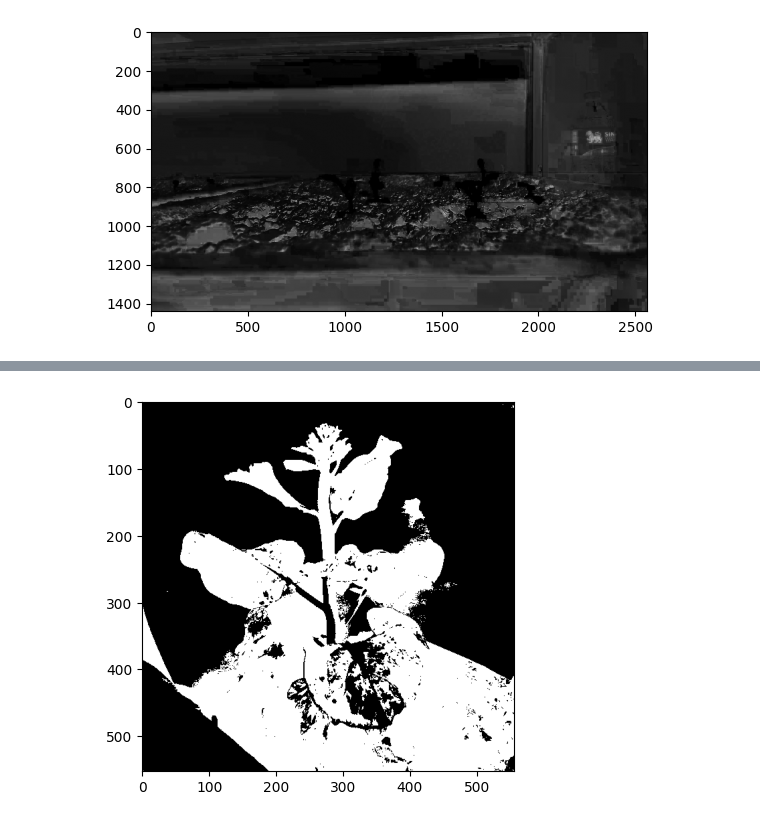
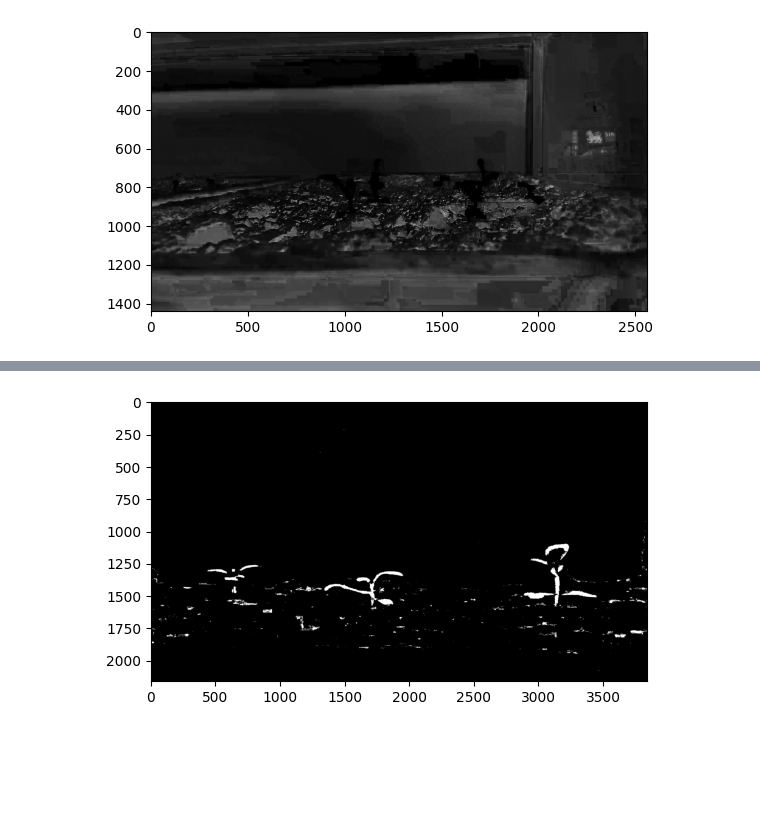
Before and after one commit to Pimmmvxg/Plant_analysis, a Jupyter notebook: notebooks/segmenting/side_view copy.ipynb, the cells around one changed output, grey strips where cells are left out. Drawn from its saved outputs; the diff is of its cells as text; code cells hidden in the pictures; blank space fills up the shorter version.

```diff
--- a/notebooks/segmenting/side_view copy.ipynb
+++ b/notebooks/segmenting/side_view copy.ipynb
@@ -8,7 +8,7 @@ from sklearn.cluster import KMeans
 from plantcv.learn import train_kmeans
 # %%
 # Set input variables
-args = WorkflowInputs(images=[r"R:\01-Organize\01-Management\01-Data Center\Brisk\06-AI & Machine Learning (D0340)\04-IOT_Smartfarm\picture_original_smartfarm\picture_sideview_26082025_140843.jpg"],
+args = WorkflowInputs(images=[r"C:\Cantonese\real\side01.jpg"],
                       names="image",
                       result="plantcv_results.csv",
                       debug="plot")
@@ -33,3 +37,3 @@ b = pcv.rgb2gray_lab(rgb_img=img, channel='a')
 # %%
-a = pcv.rgb2gray_lab(rgb_img=img, channel='b')
+a = pcv.rgb2gray_lab(rgb_img=img, channel='a')
 # %% [output]
@@ -49,5 +62,5 @@ thresh = pcv.threshold.binary(gray_img=b, threshold=118, object_type='dark')
 # %%
-threshold_mean = pcv.threshold.mean(gray_img=a, ksize=501, offset=3,
+threshold_mean = pcv.threshold.mean(gray_img=a, ksize=91, offset=4,
                                     object_type='dark')
 # %% [output]
-[figure, old version]
+[figure, new version]
```
Also changed, not shown: parts of 15 cells of this notebook, 29 other files.
